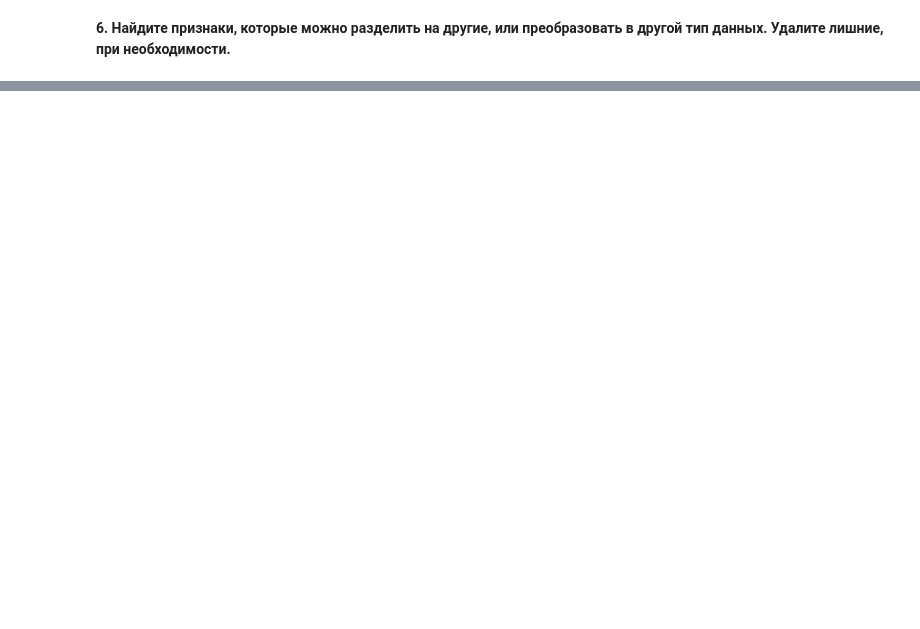
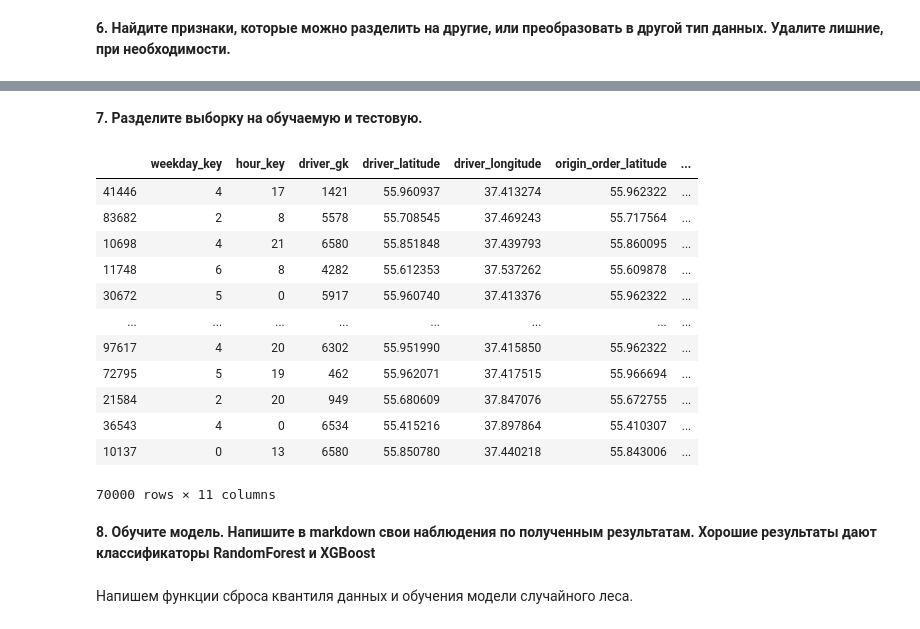
Before and after one commit to AlexeyUdod/dvp, a Jupyter notebook: dvp_fin.ipynb, the cells around one changed output, grey strips where cells are left out. Saved outputs shown, nothing was run; the diff lists cells and outputs as text; code cells hidden in the pictures; blank space fills up the shorter version.

```diff
--- a/dvp_fin.ipynb
+++ b/dvp_fin.ipynb
@@ -319,0 +268,21 @@ preds = bst.predict(dtest)
+# %% [markdown]
+**7. Разделите выборку на обучаемую и тестовую.**
+# %%
+x_train, x_test, y_train, y_test = train_test_split(data.drop('driver_response', axis=1),
+                                                    data.driver_response, test_size=0.3,
+                                                    random_state=11)
+x_train
+# %% [output]
+|  | weekday_key | hour_key | driver_gk | driver_latitude | driver_longitude | origin_order_latitude | ... |
+| 41446 | 4 | 17 | 1421 | 55.960937 | 37.413274 | 55.962322 | ... |
+| 83682 | 2 | 8 | 5578 | 55.708545 | 37.469243 | 55.717564 | ... |
+| 10698 | 4 | 21 | 6580 | 55.851848 | 37.439793 | 55.860095 | ... |
+| 11748 | 6 | 8 | 4282 | 55.612353 | 37.537262 | 55.609878 | ... |
+| 30672 | 5 | 0 | 5917 | 55.960740 | 37.413376 | 55.962322 | ... |
+| ... | ... | ... | ... | ... | ... | ... | ... |
+| 97617 | 4 | 20 | 6302 | 55.951990 | 37.415850 | 55.962322 | ... |
+| 72795 | 5 | 19 | 462 | 55.962071 | 37.417515 | 55.966694 | ... |
+| 21584 | 2 | 20 | 949 | 55.680609 | 37.847076 | 55.672755 | ... |
+| 36543 | 4 | 0 | 6534 | 55.415216 | 37.897864 | 55.410307 | ... |
+| 10137 | 0 | 13 | 6580 | 55.850780 | 37.440218 | 55.843006 | ... |
+70000 rows × 11 columns
@@ -319,0 +291,4 @@ preds = bst.predict(dtest)
+# %% [markdown]
+**8. Обучите модель. Напишите в markdown свои наблюдения по полученным результатам. Хорошие результаты дают классификаторы RandomForest и XGBoost**
+# %% [markdown]
+Напишем функции сброса квантиля данных и обучения модели случайного леса.
```
Also changed, not shown: parts of 66 cells of this notebook.
